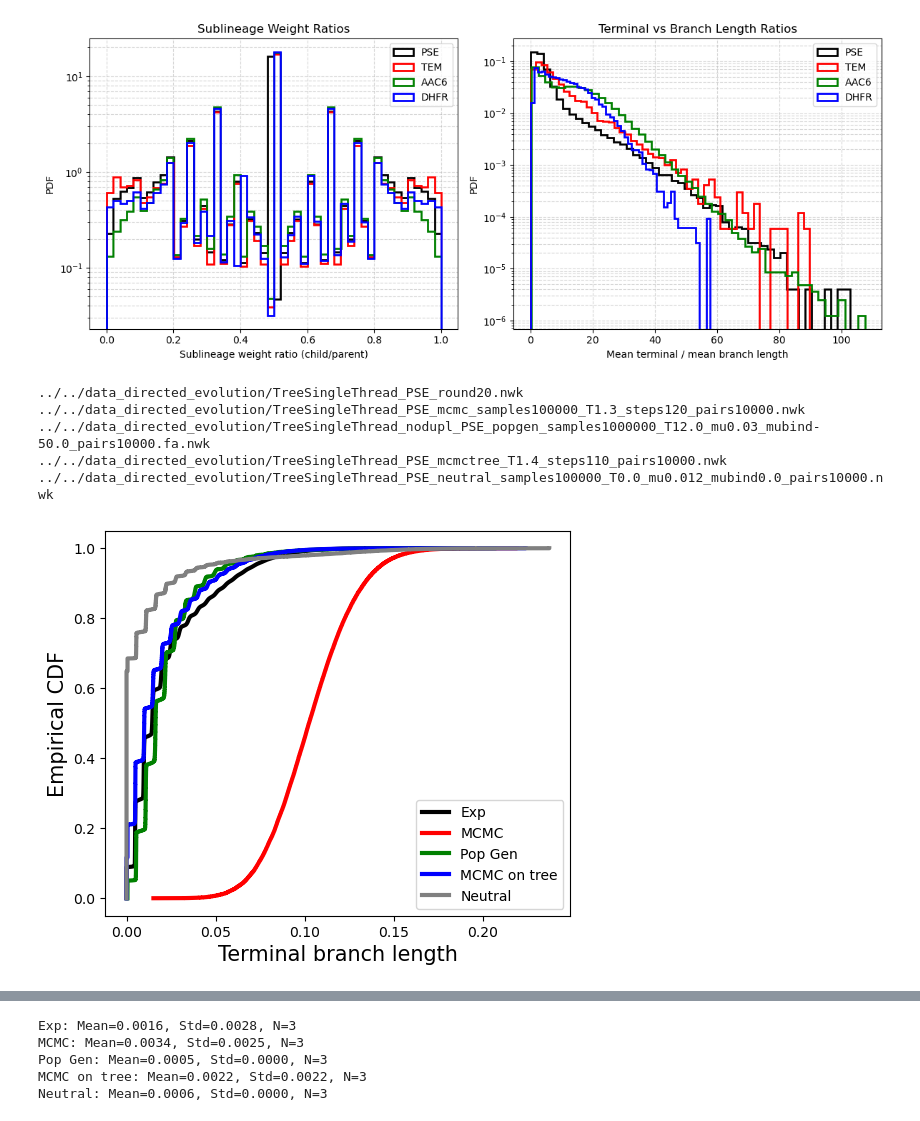
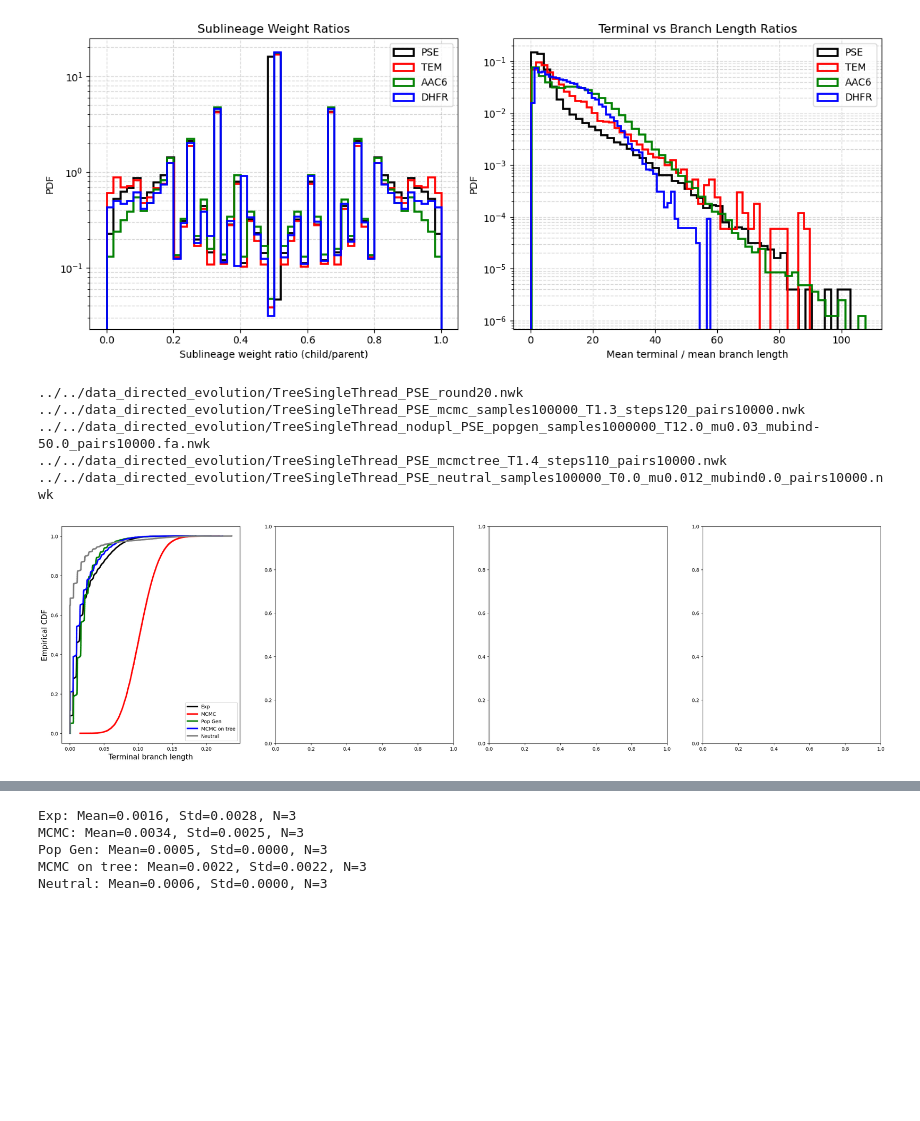
Before and after one commit to leonardodibari/Genie.jl, a Jupyter notebook: popgen/tree_statistics.ipynb, the cells around one changed output, grey strips where cells are left out. Drawn from its saved outputs; the diff is of its cells as text; code cells hidden in the pictures; blank space fills up the shorter version.

```diff
--- a/popgen/tree_statistics.ipynb
+++ b/popgen/tree_statistics.ipynb
@@ -374,59 +382,59 @@ def terminal_branch_length_cdf(newick_file, ax=None, label=None, color=None):
         Label for the curve (useful when comparing multiple trees).
     color : str, optional
         Color for the curve.
 
     Returns
     -------
     lengths : np.ndarray
         Sorted terminal branch lengths.
     cdf : np.ndarray
         Corresponding CDF values (from 0 to 1).
     """
     tree = Phylo.read(newick_file, "newick")
 
     # --- Extract terminal branch lengths ---
     lengths = [clade.branch_length for clade in tree.get_terminals()
                if clade.branch_length is not None]
     lengths = np.array(lengths)
     lengths.sort()
 
     # --- Compute empirical CDF ---
     cdf = np.arange(1, len(lengths)+1) / len(lengths)
 
-    # --- Plot if axis is provided ---
-    if ax is None:
-        fig, ax = plt.subplots(figsize=(10,8))
     ax.plot(lengths, cdf, linewidth = 3., drawstyle="steps-post", label=label, color=color)
     ax.set_xlabel("Terminal branch length", fontsize = 15)
     ax.set_ylabel("Empirical CDF", fontsize = 15)
     #ax.set_title("Cumulative distribution of terminal branch lengths")
     if label is not None:
         ax.legend()
 
     return lengths, cdf
+
+
+files = [
+    "../../data_directed_evolution/TreeSingleThread_PSE_round20.nwk",
+    "../../data_directed_evolution/TreeSingleThread_PSE_mcmc_samples100000_T1.3_steps120_pairs10000.nwk",
+    "../../data_directed_evolution/TreeSingleThread_nodupl_PSE_popgen_samples1000000_T12.0_mu0.03_mubind-50.0_pairs10000.fa.nwk",
+    "../../data_directed_evolution/TreeSingleThread_PSE_mcmctree_T1.4_steps110_pairs10000.nwk",
+    "../../data_directed_evolution/TreeSingleThread_PSE_neutral_samples100000_T0.0_mu0.012_mubind0.0_pairs10000.nwk"
+]
+labels = ["Exp", "MCMC", "Pop Gen", "MCMC on tree", "Neutral"]
+colors = ["black", "red", "green", "blue", "grey"]
+
+fig, axs = plt.subplots(1, 4, figsize=(30, 8), sharey=False)
+
+i = 0
+for path, label, color in zip(files, labels, colors):
+    print(path)
+    terminal_branch_length_cdf(path,label=label, ax = axs[0], color=color)
+    i+=1
+
+
+plt.savefig("../../pse_cdf_branch_length.png", dpi = 700)
+# %% [output]
+../../data_directed_evolution/TreeSingleThread_PSE_round20.nwk
+../../data_directed_evolution/TreeSingleThread_PSE_mcmc_samples100000_T1.3_steps120_pairs10000.nwk
+../../data_directed_evolution/TreeSingleThread_nodupl_PSE_popgen_samples1000000_T12.0_mu0.03_mubind-50.0_pairs10000.fa.nwk
+../../data_directed_evolution/TreeSingleThread_PSE_mcmctree_T1.4_steps110_pairs10000.nwk
+../../data_directed_evolution/TreeSingleThread_PSE_neutral_samples100000_T0.0_mu0.012_mubind0.0_pairs10000.nwk
+[figure, added]
-# %%
-files = [
-    "../../data_directed_evolution/TreeSingleThread_PSE_round20.nwk",
-    "../../data_directed_evolution/TreeSingleThread_PSE_mcmc_samples100000_T1.3_steps120_pairs10000.nwk",
-    "../../data_directed_evolution/TreeSingleThread_nodupl_PSE_popgen_samples1000000_T12.0_mu0.03_mubind-50.0_pairs10000.fa.nwk",
-    "../../data_directed_evolution/TreeSingleThread_PSE_mcmctree_T1.4_steps110_pairs10000.nwk",
-    "../../data_directed_evolution/TreeSingleThread_PSE_neutral_samples100000_T0.0_mu0.012_mubind0.0_pairs10000.nwk"
-]
-labels = ["Exp", "MCMC", "Pop Gen", "MCMC on tree", "Neutral"]
-colors = ["black", "red", "green", "blue", "grey"]
-
-
-fig, ax = plt.subplots(figsize=(6,5))
-
-for path, label, color in zip(files, labels, colors):
-    print(path)
-    terminal_branch_length_cdf(path,label=label, ax = ax, color=color)
-
-plt.savefig("cdf_branch_length.png")
-# %% [output]
-../../data_directed_evolution/TreeSingleThread_PSE_round20.nwk
-../../data_directed_evolution/TreeSingleThread_PSE_mcmc_samples100000_T1.3_steps120_pairs10000.nwk
-../../data_directed_evolution/TreeSingleThread_nodupl_PSE_popgen_samples1000000_T12.0_mu0.03_mubind-50.0_pairs10000.fa.nwk
-../../data_directed_evolution/TreeSingleThread_PSE_mcmctree_T1.4_steps110_pairs10000.nwk
-../../data_directed_evolution/TreeSingleThread_PSE_neutral_samples100000_T0.0_mu0.012_mubind0.0_pairs10000.nwk
-[figure, removed]
```
Also changed, not shown: parts of 4 cells of this notebook, 14 other files.
